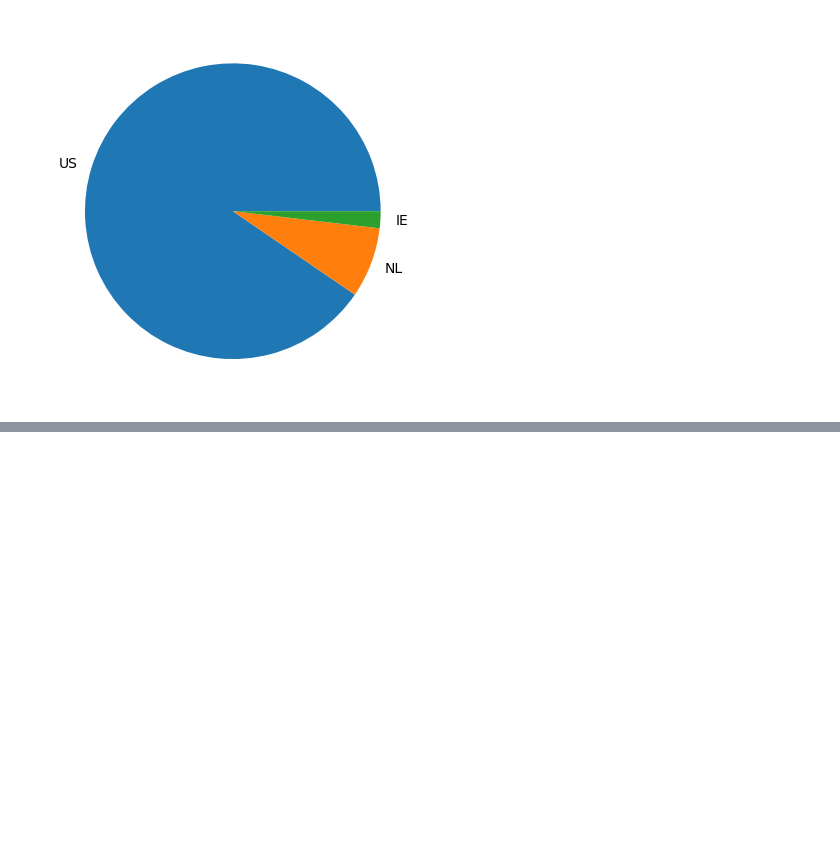
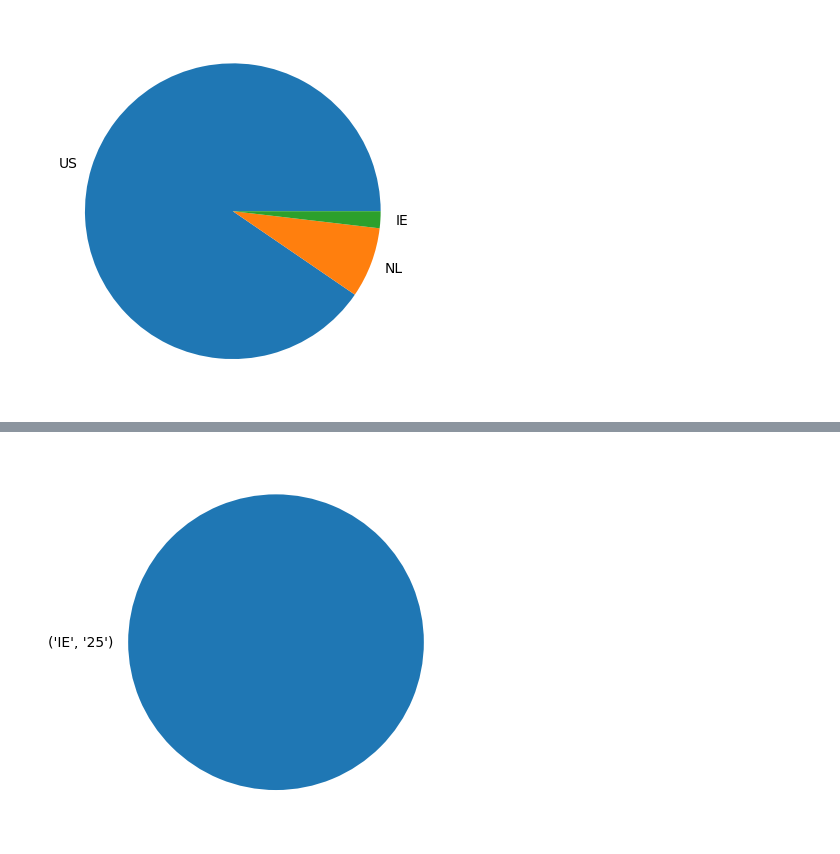
Before and after one commit to monecky/health_insurance_cloud_networking, a Jupyter notebook: parse_result.ipynb, the cells around one changed output, grey strips where cells are left out. Saved outputs shown, nothing was run; the diff lists cells and outputs as text; code cells hidden in the pictures; blank space fills up the shorter version.

```diff
--- a/parse_result.ipynb
+++ b/parse_result.ipynb
@@ -141,0 +158,8 @@ plt.show()
+# %%
+y = np.array([ie_ip_register[x] for x in sorted((ie_ip_register.keys()))])
+mylabels = sorted((list(ie_ip_register.keys())))
+
+plt.pie(y, labels=mylabels)
+plt.show()
+# %% [output]
+[figure, added]
```
Also changed, not shown: parts of 6 cells of this notebook, 1 other file.
